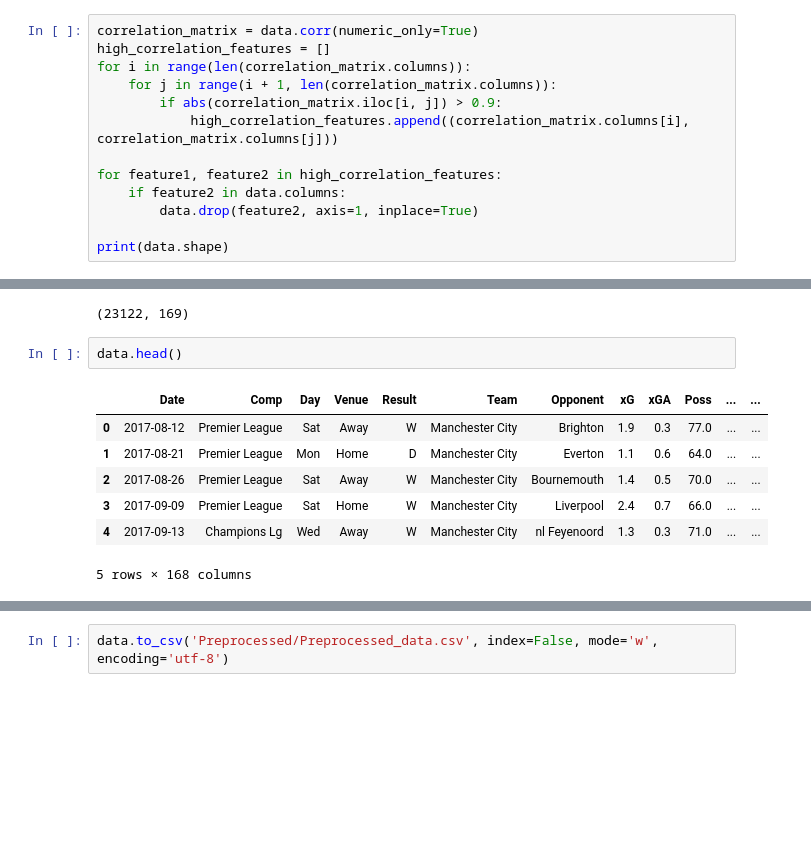
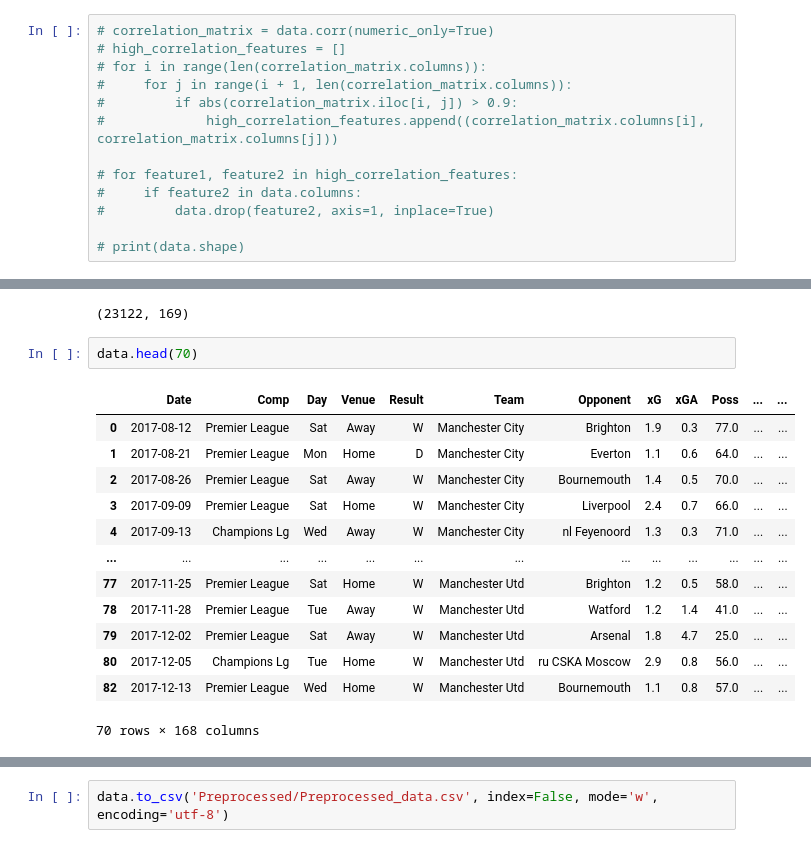
Before and after one commit to Moomad0373/Football-Predicting, a Jupyter notebook: Preproccess.ipynb, the cells around one changed output, grey strips where cells are left out. Saved outputs shown, nothing was run; the diff lists cells and outputs as text; blank space fills up the shorter version.

```diff
--- a/Preproccess.ipynb
+++ b/Preproccess.ipynb
@@ -103,16 +113,16 @@ data.shape
 # %%
-correlation_matrix = data.corr(numeric_only=True)
-high_correlation_features = []
-for i in range(len(correlation_matrix.columns)):
-    for j in range(i + 1, len(correlation_matrix.columns)):
-        if abs(correlation_matrix.iloc[i, j]) > 0.9:
-            high_correlation_features.append((correlation_matrix.columns[i], correlation_matrix.columns[j]))
+# correlation_matrix = data.corr(numeric_only=True)
+# high_correlation_features = []
+# for i in range(len(correlation_matrix.columns)):
+#     for j in range(i + 1, len(correlation_matrix.columns)):
+#         if abs(correlation_matrix.iloc[i, j]) > 0.9:
+#             high_correlation_features.append((correlation_matrix.columns[i], correlation_matrix.columns[j]))
 
-for feature1, feature2 in high_correlation_features:
-    if feature2 in data.columns:
-        data.drop(feature2, axis=1, inplace=True)
+# for feature1, feature2 in high_correlation_features:
+#     if feature2 in data.columns:
+#         data.drop(feature2, axis=1, inplace=True)
 
-print(data.shape)
+# print(data.shape)
 # %% [output]
 (50846, 128)
 # %%
@@ -134,12 +144,18 @@ data.drop(columns=['Duplicate'], inplace=True)
 # %% [output]
 (23122, 169)
 # %%
-data.head()
+data.head(70)
 # %% [output]
 |  | Date | Comp | Day | Venue | Result | Team | Opponent | xG | xGA | Poss | ... | ... |
 | 0 | 2017-08-12 | Premier League | Sat | Away | W | Manchester City | Brighton | 1.9 | 0.3 | 77.0 | ... | ... |
 | 1 | 2017-08-21 | Premier League | Mon | Home | D | Manchester City | Everton | 1.1 | 0.6 | 64.0 | ... | ... |
 | 2 | 2017-08-26 | Premier League | Sat | Away | W | Manchester City | Bournemouth | 1.4 | 0.5 | 70.0 | ... | ... |
 | 3 | 2017-09-09 | Premier League | Sat | Home | W | Manchester City | Liverpool | 2.4 | 0.7 | 66.0 | ... | ... |
 | 4 | 2017-09-13 | Champions Lg | Wed | Away | W | Manchester City | nl Feyenoord | 1.3 | 0.3 | 71.0 | ... | ... |
+| ... | ... | ... | ... | ... | ... | ... | ... | ... | ... | ... | ... | ... |
+| 77 | 2017-11-25 | Premier League | Sat | Home | W | Manchester Utd | Brighton | 1.2 | 0.5 | 58.0 | ... | ... |
+| 78 | 2017-11-28 | Premier League | Tue | Away | W | Manchester Utd | Watford | 1.2 | 1.4 | 41.0 | ... | ... |
+| 79 | 2017-12-02 | Premier League | Sat | Away | W | Manchester Utd | Arsenal | 1.8 | 4.7 | 25.0 | ... | ... |
+| 80 | 2017-12-05 | Champions Lg | Tue | Home | W | Manchester Utd | ru CSKA Moscow | 2.9 | 0.8 | 56.0 | ... | ... |
+| 82 | 2017-12-13 | Premier League | Wed | Home | W | Manchester Utd | Bournemouth | 1.1 | 0.8 | 57.0 | ... | ... |
-5 rows × 168 columns
+70 rows × 168 columns
```
Also changed, not shown: parts of 4 cells of this notebook, 30 other files.
